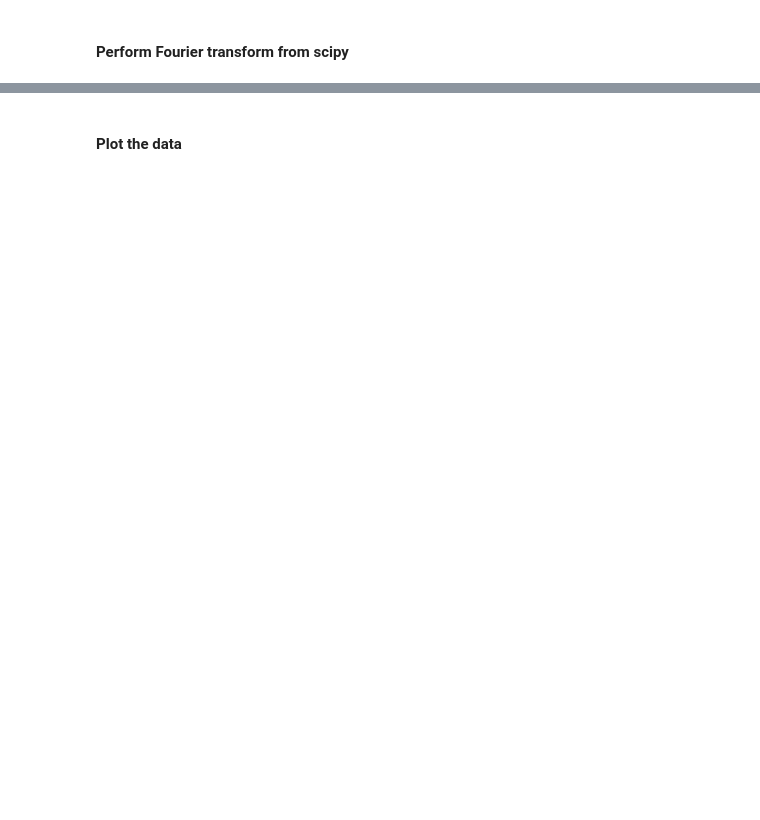
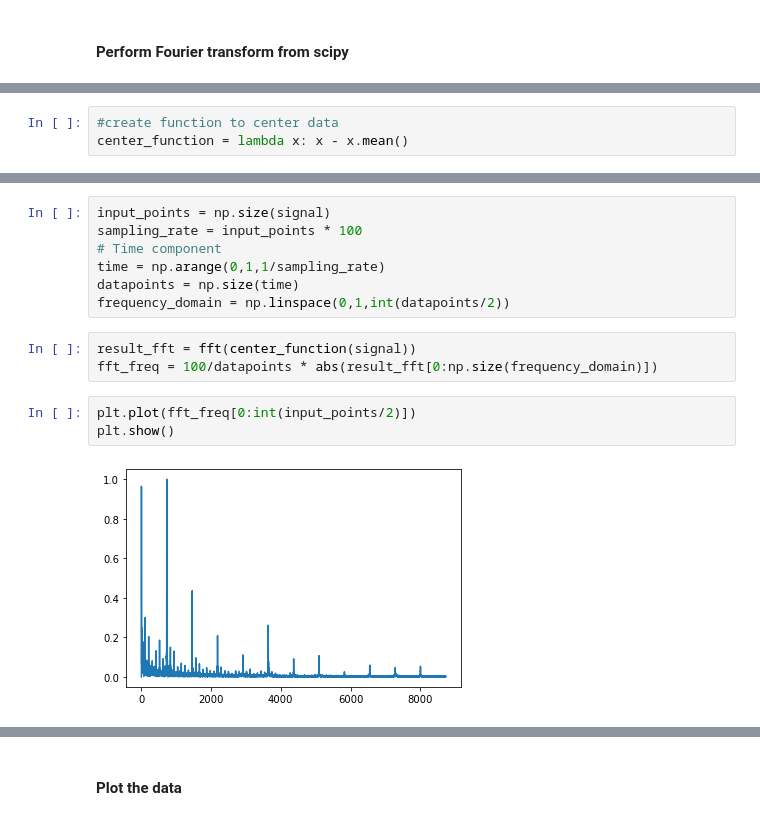
Before and after one commit to mdeppner/energy_demand_prediction_for_buildings, a Jupyter notebook: notebooks/Demand Prediction.ipynb, the cells around one changed output, grey strips where cells are left out. Cells and saved outputs as stored; diff of their text form; blank space fills up the shorter version.

```diff
--- a/notebooks/Demand Prediction.ipynb
+++ b/notebooks/Demand Prediction.ipynb
@@ -343,0 +318,3 @@ Dann anfangen und versuchen zu predicten
+# %%
+#create function to center data
+center_function = lambda x: x - x.mean()
@@ -343,0 +345,15 @@ Dann anfangen und versuchen zu predicten
+# %%
+input_points = np.size(signal)
+sampling_rate = input_points * 100
+# Time component
+time = np.arange(0,1,1/sampling_rate)
+datapoints = np.size(time)
+frequency_domain = np.linspace(0,1,int(datapoints/2))
+# %%
+result_fft = fft(center_function(signal))
+fft_freq = 100/datapoints * abs(result_fft[0:np.size(frequency_domain)])
+# %%
+plt.plot(fft_freq[0:int(input_points/2)])
+plt.show()
+# %% [output]
+[figure, added]
```
Also changed, not shown: parts of 31 cells of this notebook.
